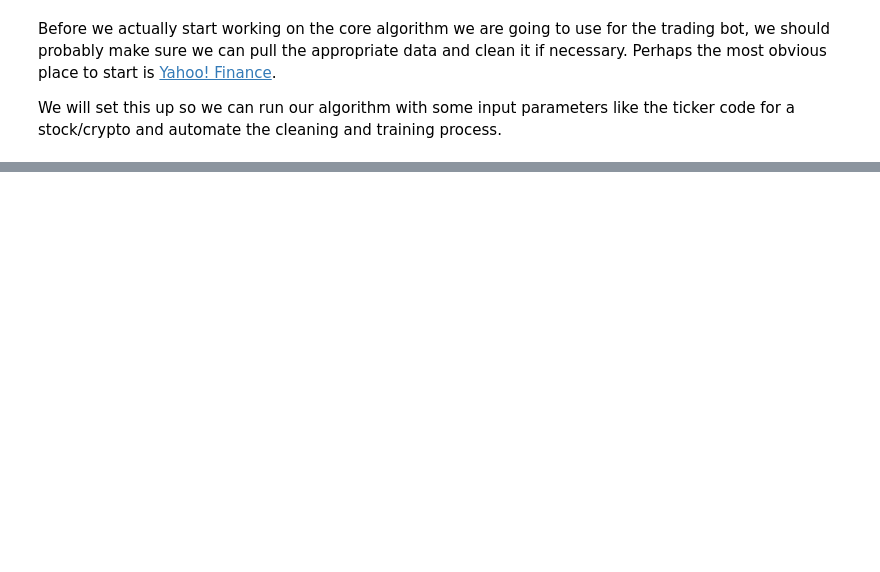
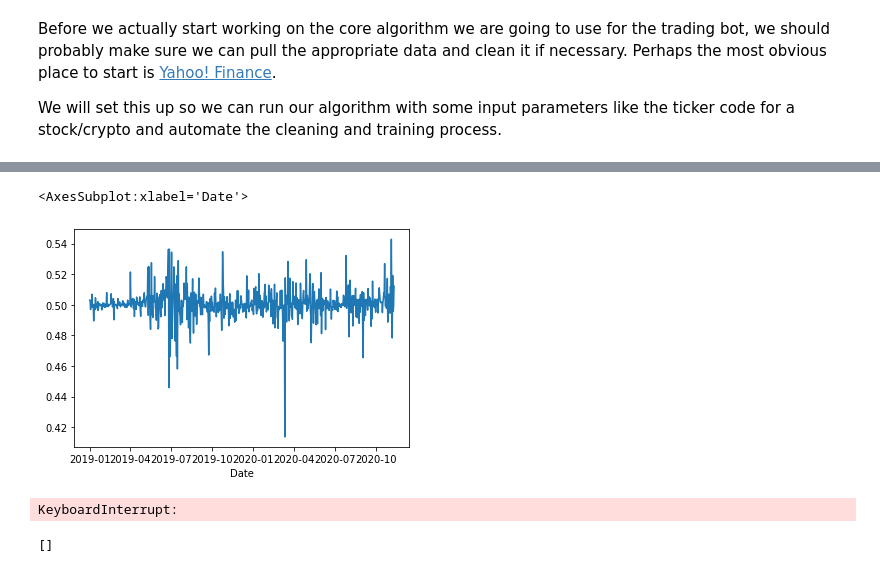
Before and after one commit to sgrimbly/SmartTradingBot, a Jupyter notebook: example.ipynb, the cells around one changed output, grey strips where cells are left out. Drawn from its saved outputs; the diff is of its cells as text; code cells hidden in the pictures; blank space fills up the shorter version.

```diff
--- a/example.ipynb
+++ b/example.ipynb
@@ -60,0 +106,6 @@ env.close()
+# %%
+y = utils.sigmoid(y)
+sns.lineplot(train.index[:-1],y)
+# %% [output]
+<AxesSubplot:xlabel='Date'>
+[figure, added]
@@ -60,0 +169,12 @@ env.close()
+# %%
+n_episodes = 50
+results=[]
+for episode in range(1, n_episodes):
+    x = train_bot(train, episode, n_episodes=n_episodes)
+    results.append(x)
+# %% [output]
+KeyboardInterrupt:
+# %%
+results
+# %% [output]
+[]
```
Also changed, not shown: parts of 19 cells of this notebook, 5 other files.
